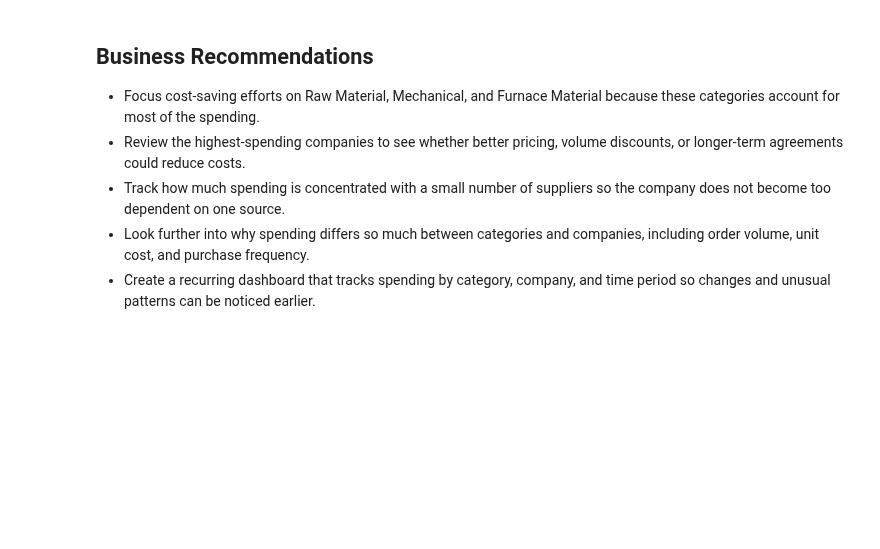
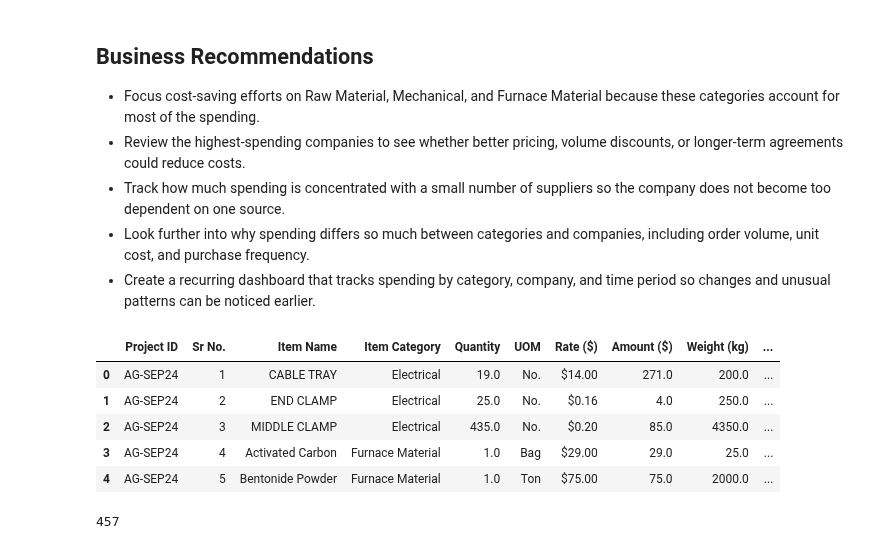
Before and after one commit to drelouis02/andre-louis-data-analytics-portfolio, a Jupyter notebook: manufacturing material analysis/notebooks/manufacturing_materials_analysis.ipynb, the cells around one changed output. Drawn from its saved outputs; the diff is of its cells as text; code cells hidden in the pictures; blank space fills up the shorter version.

```diff
--- a/manufacturing material analysis/notebooks/manufacturing_materials_analysis.ipynb
+++ b/manufacturing material analysis/notebooks/manufacturing_materials_analysis.ipynb
@@ -311,0 +314,13 @@ Name: Year, Length: 457, dtype: int64
+# %%
+df.head()
+# %% [output]
+|  | Project ID | Sr No. | Item Name | Item Category | Quantity | UOM | Rate ($) | Amount ($) | Weight (kg) | ... |
+| 0 | AG-SEP24 | 1 | CABLE TRAY | Electrical | 19.0 | No. | $14.00 | 271.0 | 200.0 | ... |
+| 1 | AG-SEP24 | 2 | END CLAMP | Electrical | 25.0 | No. | $0.16 | 4.0 | 250.0 | ... |
+| 2 | AG-SEP24 | 3 | MIDDLE CLAMP | Electrical | 435.0 | No. | $0.20 | 85.0 | 4350.0 | ... |
+| 3 | AG-SEP24 | 4 | Activated Carbon | Furnace Material | 1.0 | Bag | $29.00 | 29.0 | 25.0 | ... |
+| 4 | AG-SEP24 | 5 | Bentonide Powder | Furnace Material | 1.0 | Ton | $75.00 | 75.0 | 2000.0 | ... |
+# %%
+len(df)
+# %% [output]
+457
```
Also changed, not shown: parts of 2 cells of this notebook, 2 other files.
